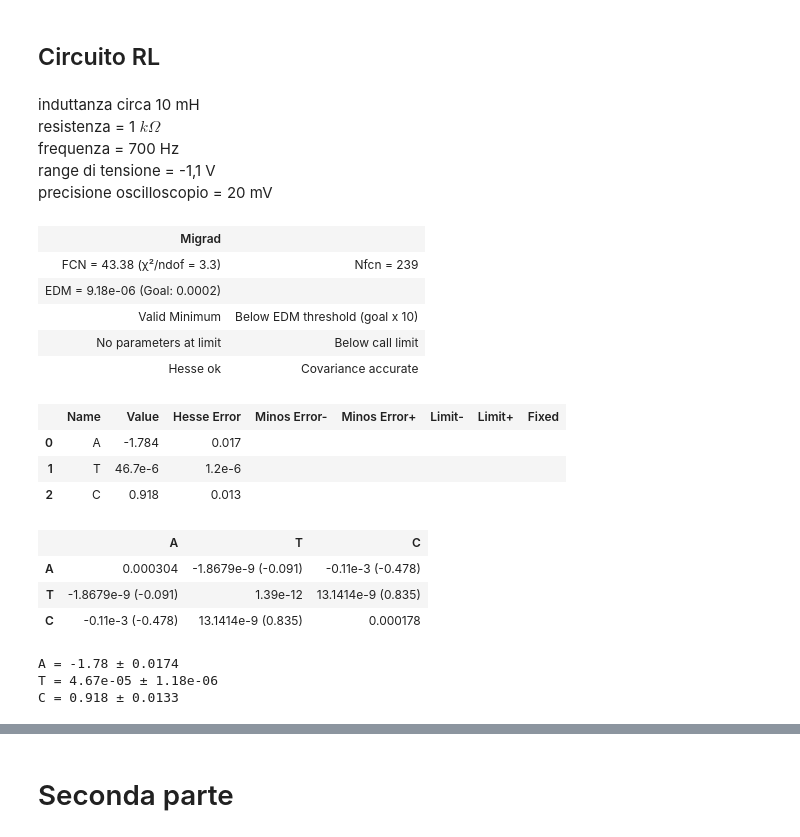
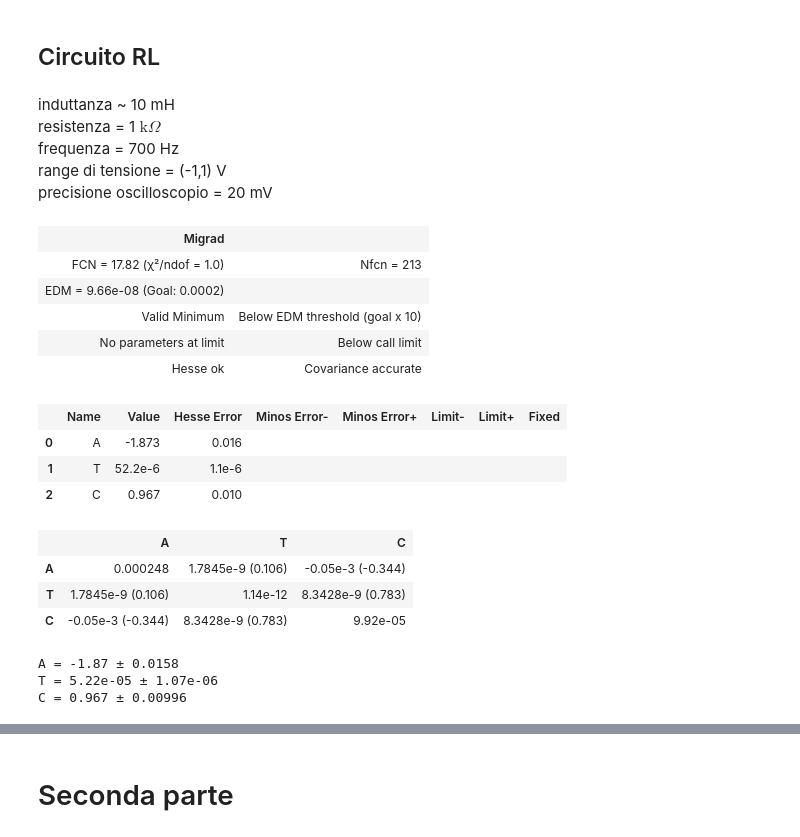
Before and after one commit to Pavar0tty/Laboratorio_2, a Jupyter notebook: Circuiti2/Analisi.ipynb, the cells around one changed output, grey strips where cells are left out. Cells and saved outputs as stored; diff of their text form; code cells hidden in the pictures.

```diff
--- a/Circuiti2/Analisi.ipynb
+++ b/Circuiti2/Analisi.ipynb
@@ -72,49 +70,49 @@ Capacità calcolata = 9.72e-10
 # %% [markdown]
 ## Circuito RL
 # %% [markdown]
-induttanza circa 10 mH \
-resistenza = 1 $k\Omega$ \
+induttanza ~ 10 mH \
+resistenza = 1 $\text{k}\Omega$ \
 frequenza = 700 Hz \
-range di tensione = -1,1 V \
+range di tensione = (-1,1) V \
 precisione oscilloscopio = 20 mV
 # %%
 # plot dei dati
 
 dati2 = pd.read_csv("Dati2.csv")
-tempi2 = dati2["tempo"]
-tens2 = dati2["tensione(carica1)"]
+tempi2 = dati2["tempo[ms]"]
+tens2 = dati2["tensione[mV](carica)"]
 
 # plt.errorbar(tempi2, tens2, [20 for i in tens2])
 # plt.show()
 # %%
 # Fit circuito RL
 
 tempi2_ms = [i*1e-3 for i in tempi2]
 tens2_mv = [i*1e-3 for i in tens2]
 tens2_err = [.02 for i in tens2]
 
-par2, val2, ers2, pval2, *other2 = LS_fit(tempi2_ms, tens2_mv, tens2_err, mod_exp, disp=1, A=1, T=1, C=1000)
+par2, val2, ers2, pval2, *other2 = LS_fit(tempi2_ms, tens2_mv, tens2_err, mod_exp, A=1, T=1, C=1)
 
 for p, v, e in zip(par2, val2, ers2):
     print(f"{p} = {v:.3g} ± {e:.3g}")
 # %% [output]
 | Migrad |  |
-| FCN = 43.38 (χ²/ndof = 3.3) | Nfcn = 239 |
-| EDM = 9.18e-06 (Goal: 0.0002) |  |
+| FCN = 17.82 (χ²/ndof = 1.0) | Nfcn = 213 |
+| EDM = 9.66e-08 (Goal: 0.0002) |  |
 | Valid Minimum | Below EDM threshold (goal x 10) |
 | No parameters at limit | Below call limit |
 | Hesse ok | Covariance accurate |
 |  | Name | Value | Hesse Error | Minos Error- | Minos Error+ | Limit- | Limit+ | Fixed |
-| 0 | A | -1.784 | 0.017 |  |  |  |  |  |
-| 1 | T | 46.7e-6 | 1.2e-6 |  |  |  |  |  |
-| 2 | C | 0.918 | 0.013 |  |  |  |  |  |
+| 0 | A | -1.873 | 0.016 |  |  |  |  |  |
+| 1 | T | 52.2e-6 | 1.1e-6 |  |  |  |  |  |
+| 2 | C | 0.967 | 0.010 |  |  |  |  |  |
 |  | A | T | C |
-| A | 0.000304 | -1.8679e-9 (-0.091) | -0.11e-3 (-0.478) |
-| T | -1.8679e-9 (-0.091) | 1.39e-12 | 13.1414e-9 (0.835) |
-| C | -0.11e-3 (-0.478) | 13.1414e-9 (0.835) | 0.000178 |
+| A | 0.000248 | 1.7845e-9 (0.106) | -0.05e-3 (-0.344) |
+| T | 1.7845e-9 (0.106) | 1.14e-12 | 8.3428e-9 (0.783) |
+| C | -0.05e-3 (-0.344) | 8.3428e-9 (0.783) | 9.92e-05 |
-A = -1.78 ± 0.0174
-T = 4.67e-05 ± 1.18e-06
-C = 0.918 ± 0.0133
+A = -1.87 ± 0.0158
+T = 5.22e-05 ± 1.07e-06
+C = 0.967 ± 0.00996
 # %%
 Va, tau_2, c_1 = val2
 R_2 = 1e3 # ohm
```
Also changed, not shown: parts of 8 cells of this notebook, 3 other files.
